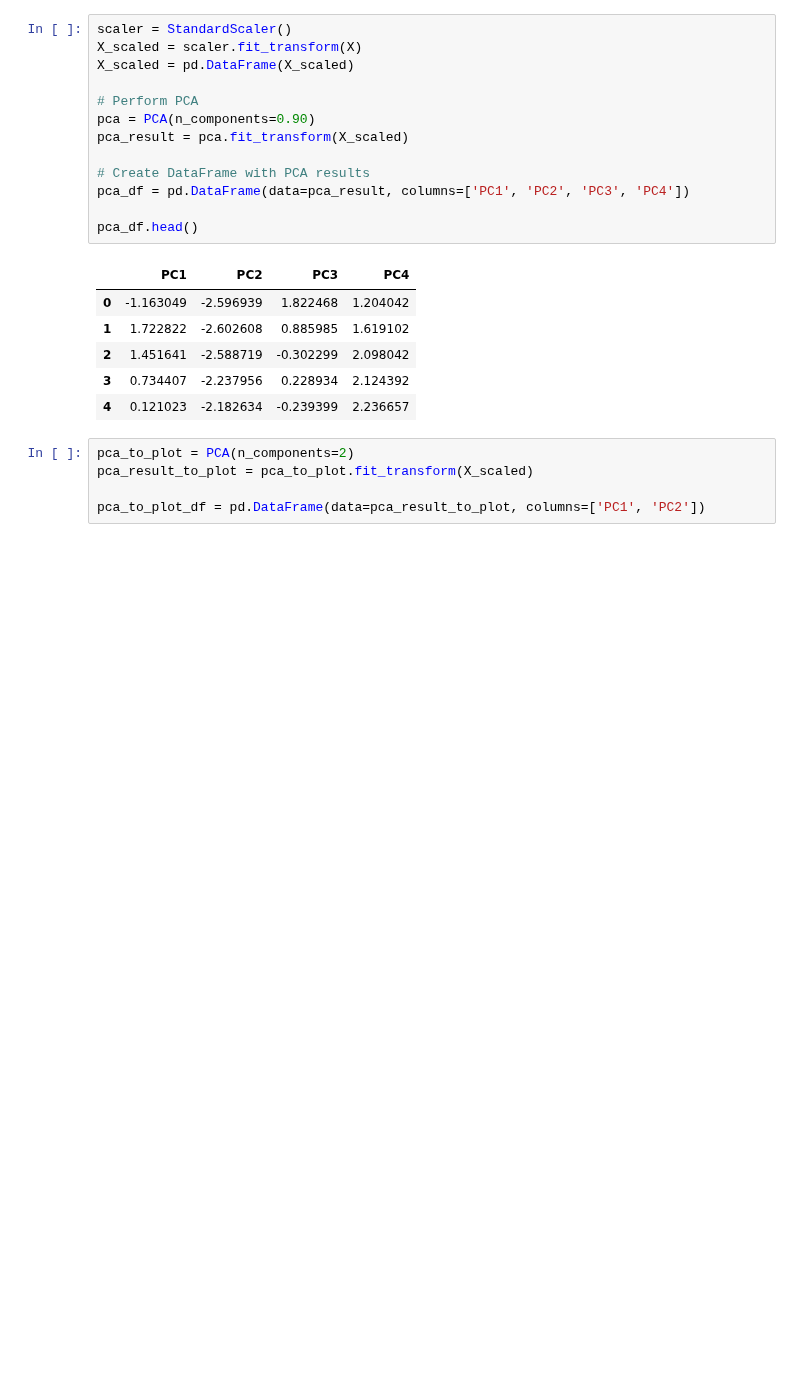
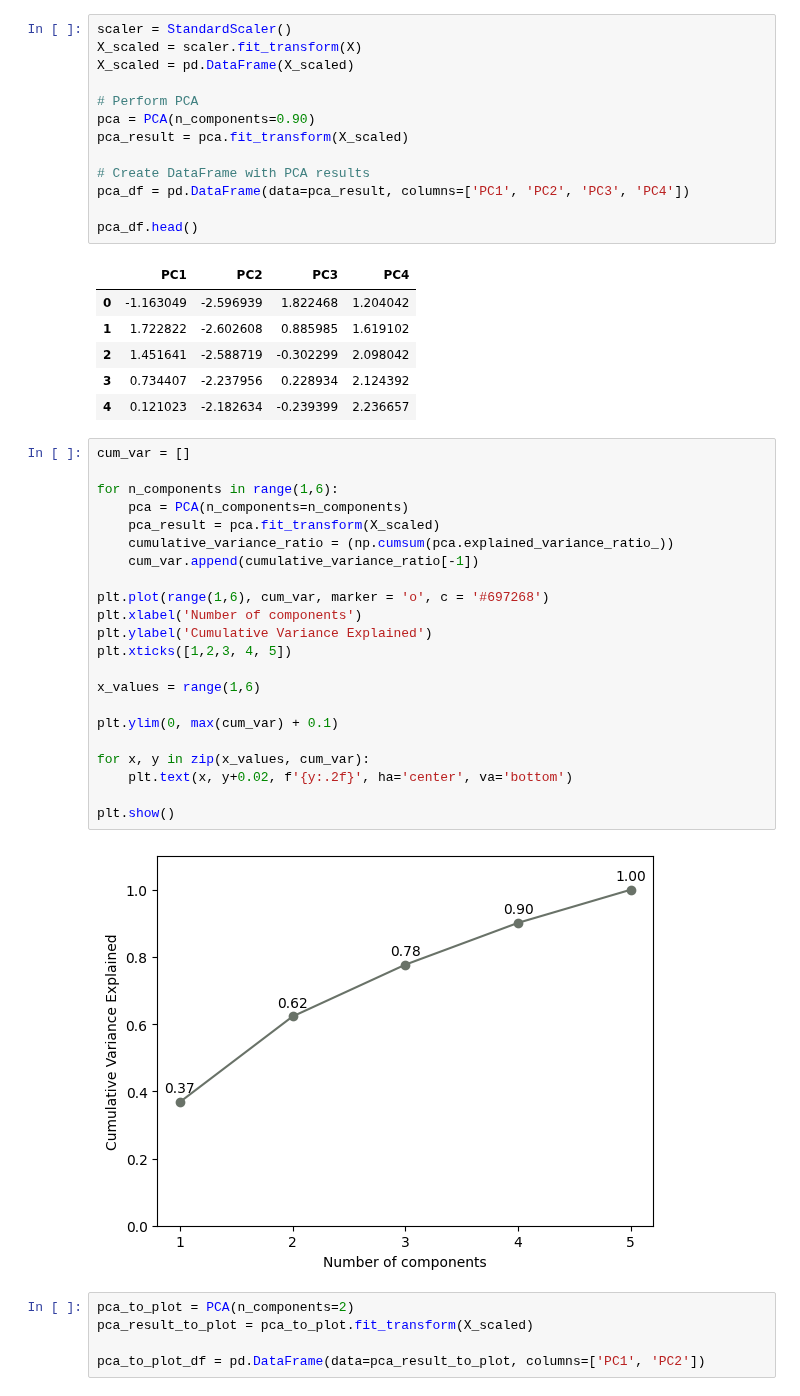
Before and after one commit to sarabreu/thesis_dev, a Jupyter notebook: 2_models/with_clean_data/solar/hierarchical_cluster.ipynb, the cells around one changed output. Cells and saved outputs as stored; diff of their text form; blank space fills up the shorter version.

Commit message:
plot cumulative explained ariance for each number of components in PCA

```diff
--- a/2_models/with_clean_data/solar/hierarchical_cluster.ipynb
+++ b/2_models/with_clean_data/solar/hierarchical_cluster.ipynb
@@ -112,6 +112,30 @@ pca_df.head()
 | 2 | 1.451641 | -2.588719 | -0.302299 | 2.098042 |
 | 3 | 0.734407 | -2.237956 | 0.228934 | 2.124392 |
 | 4 | 0.121023 | -2.182634 | -0.239399 | 2.236657 |
+# %%
+cum_var = []
+
+for n_components in range(1,6):
+    pca = PCA(n_components=n_components)
+    pca_result = pca.fit_transform(X_scaled)
+    cumulative_variance_ratio = (np.cumsum(pca.explained_variance_ratio_))
+    cum_var.append(cumulative_variance_ratio[-1])
+
+plt.plot(range(1,6), cum_var, marker = 'o', c = '#697268')
+plt.xlabel('Number of components')
+plt.ylabel('Cumulative Variance Explained')
+plt.xticks([1,2,3, 4, 5])
+
+x_values = range(1,6)
+
+plt.ylim(0, max(cum_var) + 0.1)
+
+for x, y in zip(x_values, cum_var):
+    plt.text(x, y+0.02, f'{y:.2f}', ha='center', va='bottom')
+
+plt.show()
+# %% [output]
+[figure, added]
 # %%
 pca_to_plot = PCA(n_components=2)
 pca_result_to_plot = pca_to_plot.fit_transform(X_scaled)
```
Also changed, not shown: 3 other files.
